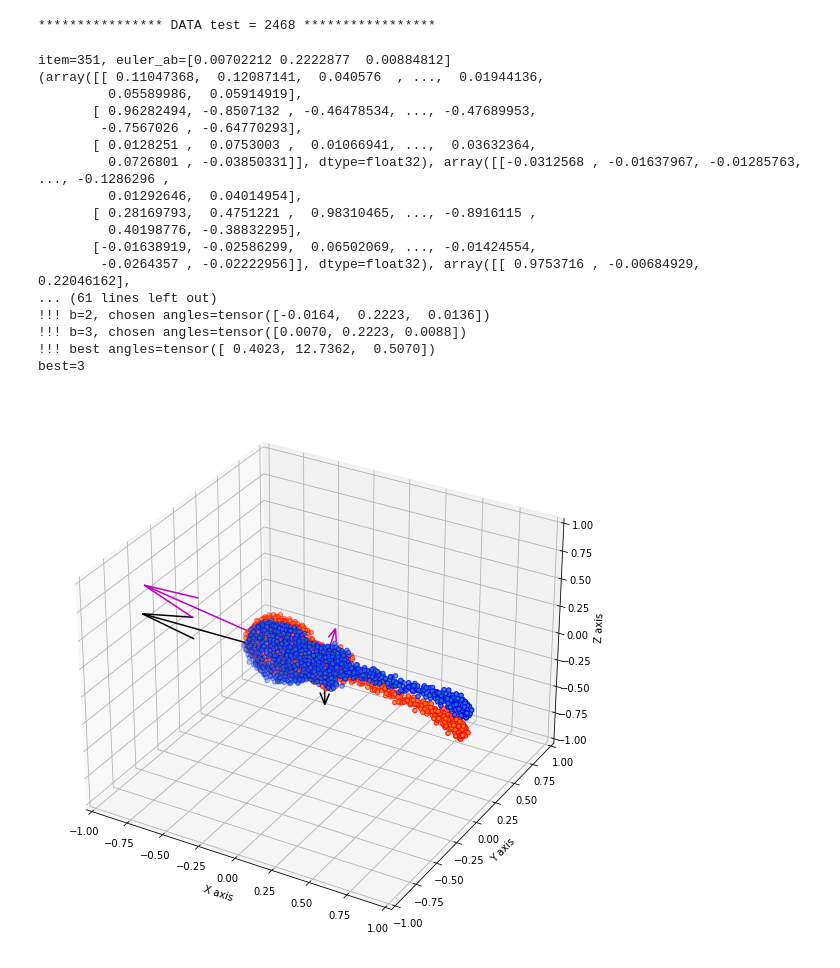
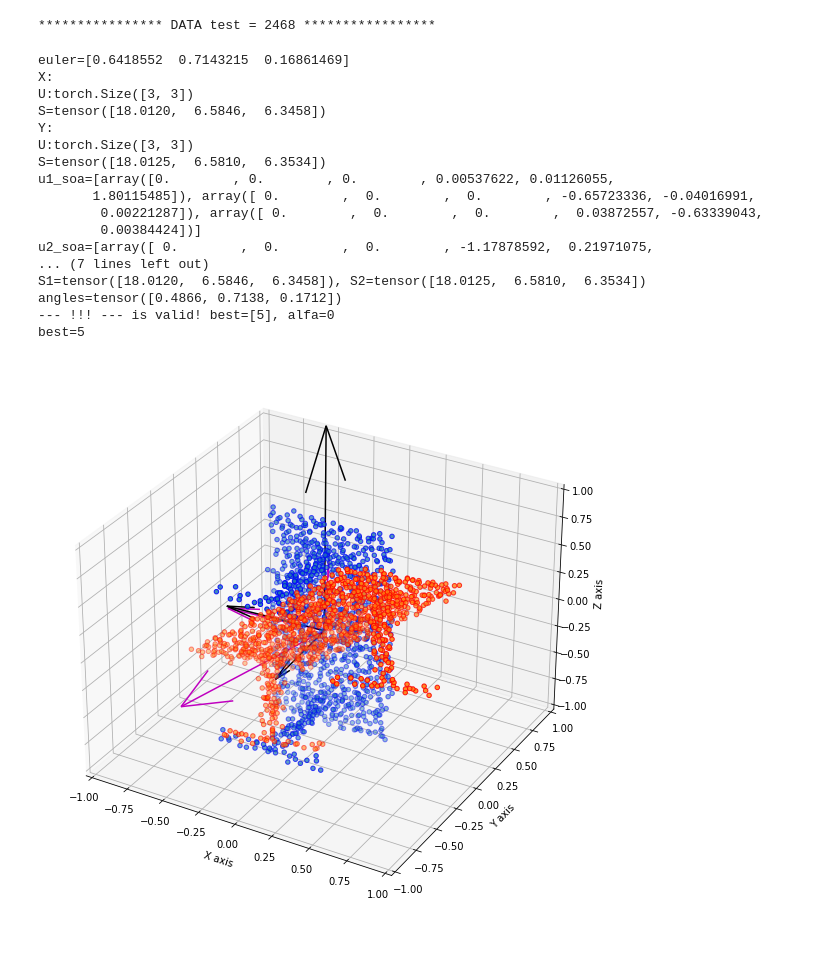
Before and after one commit to stoianmihail/DCP2.0, a Jupyter notebook: HyperDebug.ipynb, the cells around one changed output. Drawn from its saved outputs; the diff is of its cells as text; code cells hidden in the pictures.

```diff
--- a/HyperDebug.ipynb
+++ b/HyperDebug.ipynb
@@ -22,14 +19,14 @@ from hypericp import torch_solve, torch_compute_components
 def decompose(pointcloud):
     return pointcloud[:, 0], pointcloud[:, 1], pointcloud[:, 2]
 
-pc1, pc2, _, _, _, _, euler, _ = data[351]
+# pc1, pc2, _, _, _, _, euler, _ = data[352]
 # print(data[351])
 
-# f = open('debug_hyper-new.npy', 'rb')
-# pc1 = np.load(f, allow_pickle=True)
-# pc2 = np.load(f, allow_pickle=True)
-# # rotation = np.load(f)
-# euler = np.load(f, allow_pickle=True)
+f = open('debug_hyper-new.npy', 'rb')
+pc1 = np.load(f, allow_pickle=True)
+pc2 = np.load(f, allow_pickle=True)
+# rotation = np.load(f)
+euler = np.load(f, allow_pickle=True)
 # debug = {
 #     'rotation' : rotation,
 #     'euler' : euler
@@ -61,48 +58,48 @@ if True:
 
     print(f'X:\nU:{U1.shape}\nS={S1}')
     print(f'Y:\nU:{U2.shape}\nS={S2}')
 
     u1_soa = []
     for i in range(U1.shape[1]):
         u1_soa.append(np.concatenate([np.asarray([0, 0, 0]), (S1[i] / 10) * U1[:, i]]))
 
     u2_soa = []
     for j in range(U2.shape[1]):
         u2_soa.append(np.concatenate([np.asarray([0, 0, 0]), (S2[j] / 10) * U2[:, j]]))
 
 
     print(f'u1_soa={u1_soa}')
     print(f'u2_soa={u2_soa}')
 
     def is_orth(R):
         print(f'RR={R.T @ R}')
         return np.allclose(R.T @ R, np.eye(3))
 
     def add_soa(soa, c):
         X, Y, Z, U, V, W = zip(*soa)
         ax.quiver(X, Y, Z, U, V, W, color=c)
 
     add_soa(u1_soa, 'k')
     add_soa(u2_soa, 'm')
 
 
 R, t = torch_solve(torch.from_numpy(pc1), torch.from_numpy(pc2), verbose=True)
 # %% [output]
-item=351, euler_ab=[0.00702212 0.2222877  0.00884812]
-(array([[ 0.11047368,  0.12087141,  0.040576  , ...,  0.01944136,
-         0.05589986,  0.05914919],
-       [ 0.96282494, -0.8507132 , -0.46478534, ..., -0.47689953,
-        -0.7567026 , -0.64770293],
-       [ 0.0128251 ,  0.0753003 ,  0.01066941, ...,  0.03632364,
-         0.0726801 , -0.03850331]], dtype=float32), array([[-0.0312568 , -0.01637967, -0.01285763, ..., -0.1286296 ,
-         0.01292646,  0.04014954],
-       [ 0.28169793,  0.4751221 ,  0.98310465, ..., -0.8916115 ,
-         0.40198776, -0.38832295],
-       [-0.01638919, -0.02586299,  0.06502069, ..., -0.01424554,
-        -0.0264357 , -0.02222956]], dtype=float32), array([[ 0.9753716 , -0.00684929,  0.22046162],
-... (61 lines left out)
-!!! b=2, chosen angles=tensor([-0.0164,  0.2223,  0.0136])
-!!! b=3, chosen angles=tensor([0.0070, 0.2223, 0.0088])
-!!! best angles=tensor([ 0.4023, 12.7362,  0.5070])
-best=3
+euler=[0.6418552  0.7143215  0.16861469]
+X:
+U:torch.Size([3, 3])
+S=tensor([18.0120,  6.5846,  6.3458])
+Y:
+U:torch.Size([3, 3])
+S=tensor([18.0125,  6.5810,  6.3534])
+u1_soa=[array([0.        , 0.        , 0.        , 0.00537622, 0.01126055,
+       1.80115485]), array([ 0.        ,  0.        ,  0.        , -0.65723336, -0.04016991,
+        0.00221287]), array([ 0.        ,  0.        ,  0.        ,  0.03872557, -0.63339043,
+        0.00384424])]
+u2_soa=[array([ 0.        ,  0.        ,  0.        , -1.17878592,  0.21971075,
+... (7 lines left out)
+S1=tensor([18.0120,  6.5846,  6.3458]), S2=tensor([18.0125,  6.5810,  6.3534])
+angles=tensor([0.4866, 0.7138, 0.1712])
+--- !!! --- is valid! best=[5], alfa=0
+best=5
-[figure, old version]
+[figure, new version]
```
Also changed, not shown: parts of 1 cell of this notebook, 4 other files.
